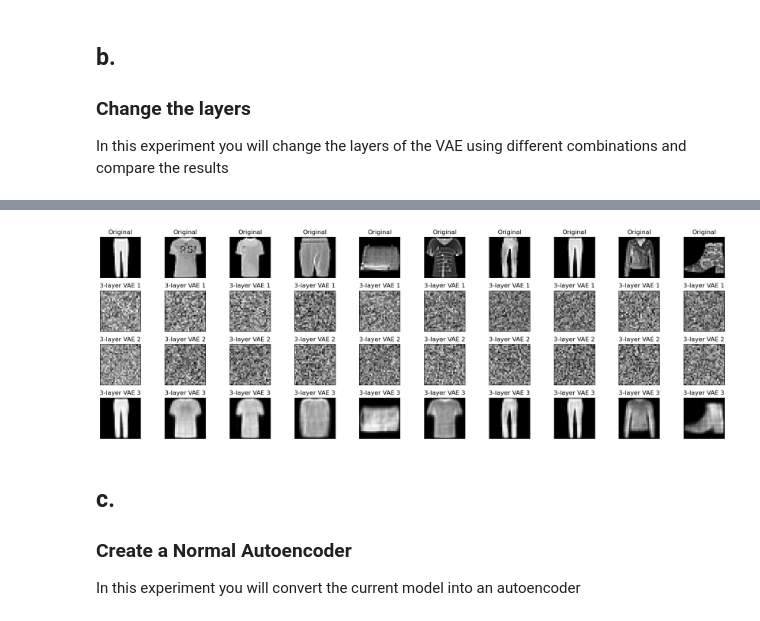
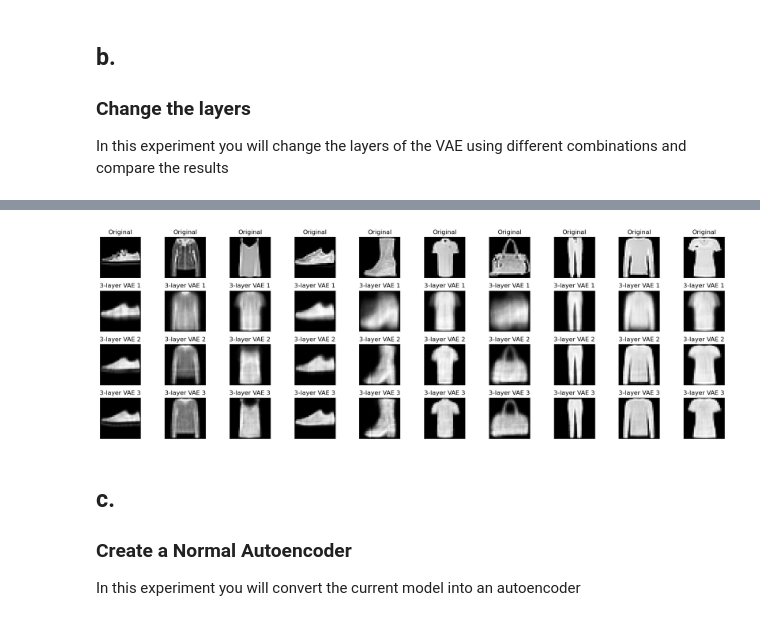
Before and after one commit to tdtrevathan/task4, a Jupyter notebook: IntroductionToDeepLearning.ipynb, the cells around one changed output, grey strips where cells are left out. Cells and saved outputs as stored; diff of their text form; code cells hidden in the pictures.

```diff
--- a/IntroductionToDeepLearning.ipynb
+++ b/IntroductionToDeepLearning.ipynb
@@ -442,31 +439,26 @@ In this experiment you will change the layers of the VAE using different combina
 
 # Hyper-parameters
 image_size = 784
-h_dim = 20
-z_dim = 400
+learning_rate = 1e-3
 num_epochs = 15
-learning_rate = 1e-3
 
-model1 = VAE_3().to(device)
-optimizer = torch.optim.Adam(model1.parameters(), lr=learning_rate)
+h_dim_1 = 20
+z_dim_1 = 400
 
-image_size = 784
-h_dim = 200
-z_dim = 10
-num_epochs = 15
-learning_rate = 1e-3
+model1 = VAE_3(image_size, h_dim_1, z_dim_1).to(device)
+optimizer_1 = torch.optim.Adam(model1.parameters(), lr=learning_rate)
 
-model2 = VAE_3().to(device)
-optimizer = torch.optim.Adam(model2.parameters(), lr=learning_rate)
+h_dim_2 = 100
+z_dim_2 = 100
 
-image_size = 784
-h_dim = 800
-z_dim = 40
-num_epochs = 15
-learning_rate = 1e-3
+model2 = VAE_3(image_size, h_dim_2, z_dim_2).to(device)
+optimizer_2 = torch.optim.Adam(model2.parameters(), lr=learning_rate)
 
-model3 = VAE_3().to(device)
-optimizer = torch.optim.Adam(model3.parameters(), lr=learning_rate)
+h_dim_3 = 800
+z_dim_3 = 40
+
+model3 = VAE_3(image_size, h_dim_3, z_dim_3).to(device)
+optimizer_3 = torch.optim.Adam(model3.parameters(), lr=learning_rate)
 # %%
 # Train all models
 
@@ -641,54 +664,54 @@ plt.show()
 # Compare models based on their regenerated images (visual inspection)
 
 
-reconst_image_1_layer, _, _ = model1(best_image_original)
-reconst_image_2_layer, _, _ = model2(best_image_original)
-reconst_image_3_layer, _, _ = model3(best_image_original)
+reconst_image_1_layer, _, _ = model1(bad_image_original)
+reconst_image_2_layer, _, _ = model2(bad_image_original)
+reconst_image_3_layer, _, _ = model3(bad_image_original)
 
 reconst1 = reconst_image_1_layer.detach();
 reconst2 = reconst_image_2_layer.detach();
 reconst3 = reconst_image_3_layer.detach();
 
-def plot_comparison(best_image_original, reconst_images_1_layer, reconst_images_2_layer, reconst_images_3_layer, n=10):
+def plot_comparison(bad_image_original, reconst_images_1_layer, reconst_images_2_layer, reconst_images_3_layer, n=10):
     plt.figure(figsize=(18, 6))
 
     for i in range(n):
         # Display original
         ax = plt.subplot(4, n, i + 1)
-        plt.imshow(best_image_original[i].reshape(28, 28).cpu().numpy(), cmap='gray')
+        plt.imshow(bad_image_original[i].reshape(28, 28).cpu().numpy(), cmap='gray')
         plt.title("Original")
         ax.get_xaxis().set_visible(False)
         ax.get_yaxis().set_visible(False)
 
         # Display reconstruction from 3-layer VAE
         ax = plt.subplot(4, n, i + 1 + n)
         plt.imshow(reconst1[i].reshape(28, 28).cpu().numpy(), cmap='gray')
         plt.title("3-layer VAE 1")
         ax.get_xaxis().set_visible(False)
         ax.get_yaxis().set_visible(False)
 
         # Display reconstruction from 3-layer VAE
         ax = plt.subplot(4, n, i + 1 + n * 2)
         plt.imshow(reconst2[i].reshape(28, 28).cpu().numpy(), cmap='gray')
         plt.title("3-layer VAE 2")
         ax.get_xaxis().set_visible(False)
         ax.get_yaxis().set_visible(False)
 
         # Display reconstruction from 3-layer VAE
         ax = plt.subplot(4, n, i + 1 + n*3)
         plt.imshow(reconst3[i].reshape(28, 28).cpu().numpy(), cmap='gray')
         plt.title("3-layer VAE 3")
         ax.get_xaxis().set_visible(False)
         ax.get_yaxis().set_visible(False)
 
     plt.tight_layout()
     plt.show()
 
 # Assuming x_test is preprocessed appropriately for your model
 # (e.g., flattened, normalized, etc., as necessary)
-plot_comparison(best_image_original, reconst1, reconst2, reconst3)
+plot_comparison(bad_image_original, reconst1, reconst2, reconst3)
 # %% [output]
-[figure, old version]
+[figure, new version]
 # %% [markdown]
 ## c.
 ### Create a Normal Autoencoder
```
Also changed, not shown: parts of 17 cells of this notebook.
